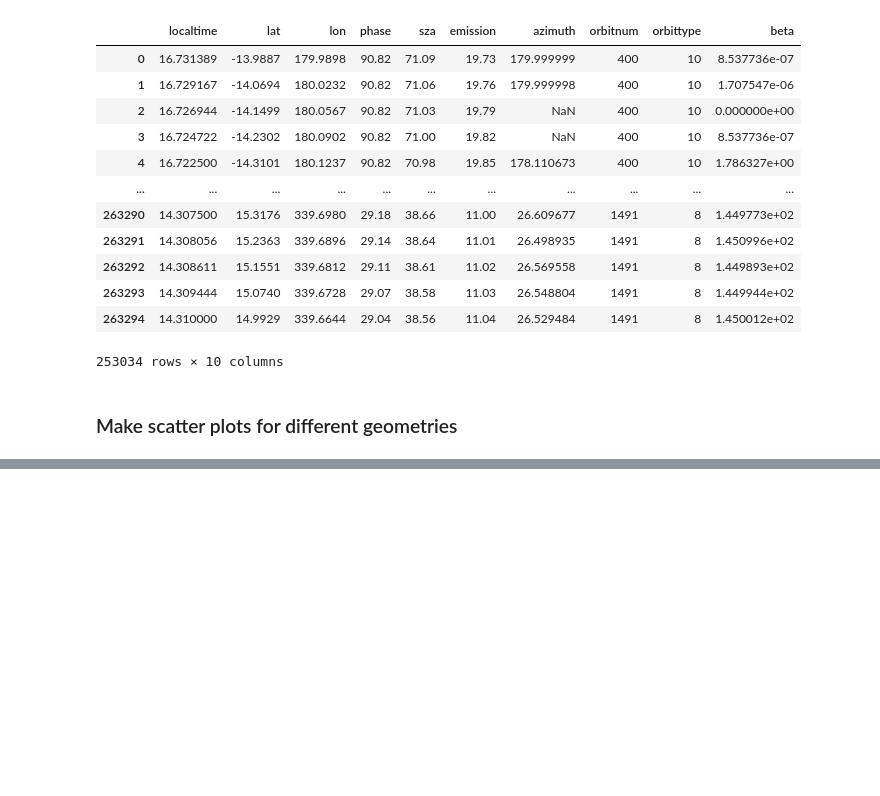
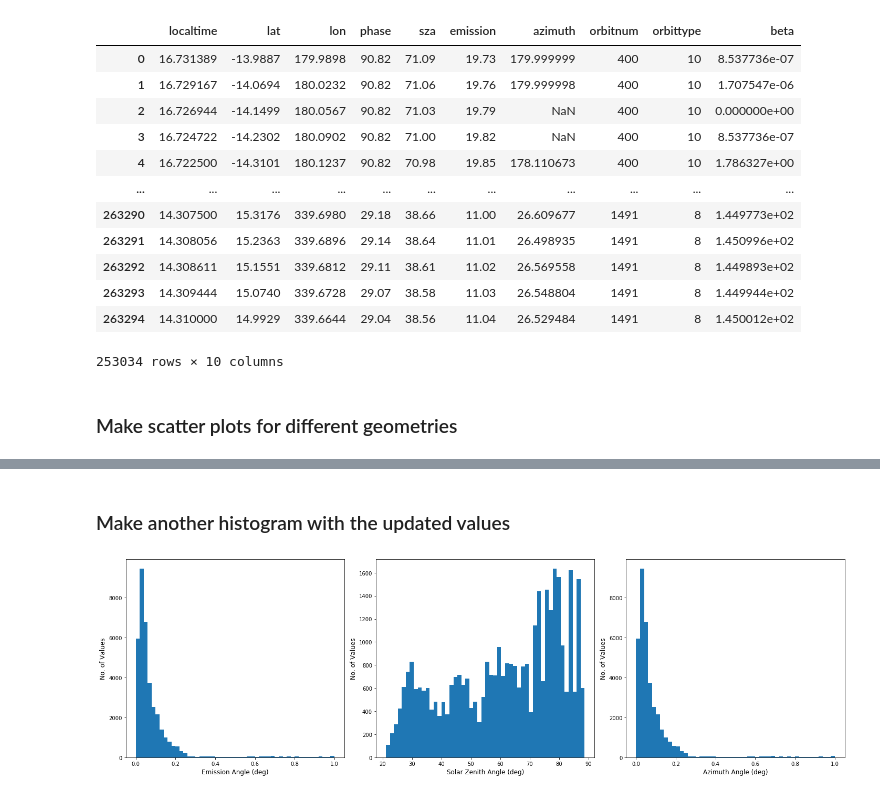
Before and after one commit to gouravmahapatra/VenusAbsorptionRetrival, a Jupyter notebook: src/SPICAVdataexplore.ipynb, the cells around one changed output, grey strips where cells are left out. Drawn from its saved outputs; the diff is of its cells as text; code cells hidden in the pictures; blank space fills up the shorter version.

```diff
--- a/src/SPICAVdataexplore.ipynb
+++ b/src/SPICAVdataexplore.ipynb
@@ -203,0 +223,5 @@ plt.savefig('../outputs/geometry.png')
+# %%
+fields=list([['emission',0,1]])#,['azimuth',0,1]])
+#print(fields[1])
+orbitdatadf_filtered2 = filter_data(orbitdatadf_filtered,fields=fields)
+orbitdatadf_filtered2
@@ -203,0 +242,20 @@ plt.savefig('../outputs/geometry.png')
+# %% [markdown]
+### Make another histogram with the updated values
+# %%
+plt.figure(figsize=[20,6])
+plt.subplot(131)
+_ = plt.hist(orbitdatadf_filtered2['emission'],bins=50)
+plt.xlabel('Emission Angle (deg)',fontsize='large')
+plt.ylabel('No. of Values',fontsize='large')
+plt.subplot(132)
+_ = plt.hist(orbitdatadf_filtered2['sza'],bins=50)
+plt.xlabel('Solar Zenith Angle (deg)',fontsize='large')
+plt.ylabel('No. of Values',fontsize='large')
+plt.subplot(133)
+_ = plt.hist(orbitdatadf_filtered2['emission'],bins=50)
+plt.xlabel('Azimuth Angle (deg)',fontsize='large')
+plt.ylabel('No. of Values',fontsize='large')
+plt.tight_layout()
+plt.savefig('../outputs/GeometryHistPlot2.pdf')
+# %% [output]
+[figure, added]
```
Also changed, not shown: parts of 9 cells of this notebook, 5 other files.
